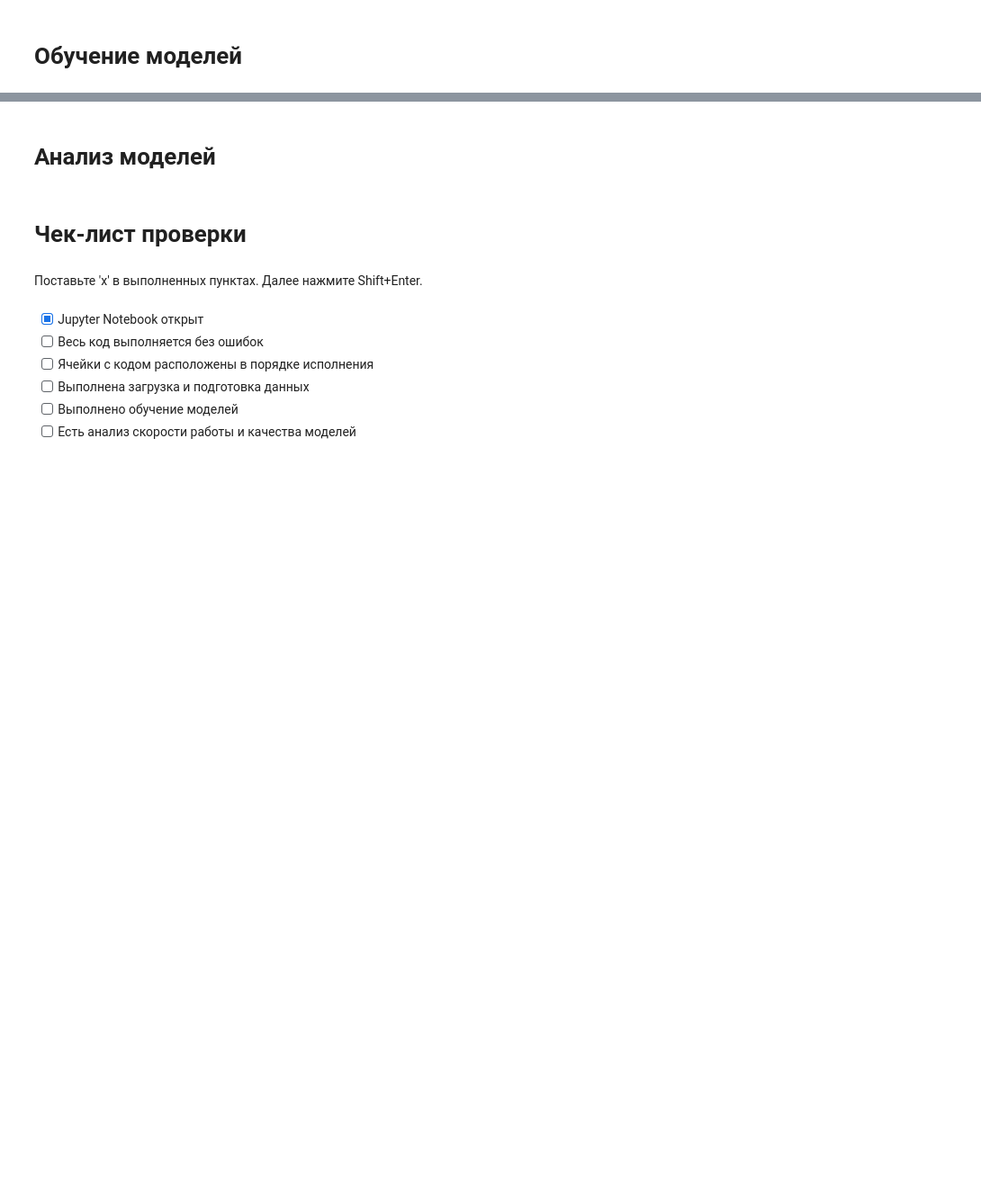
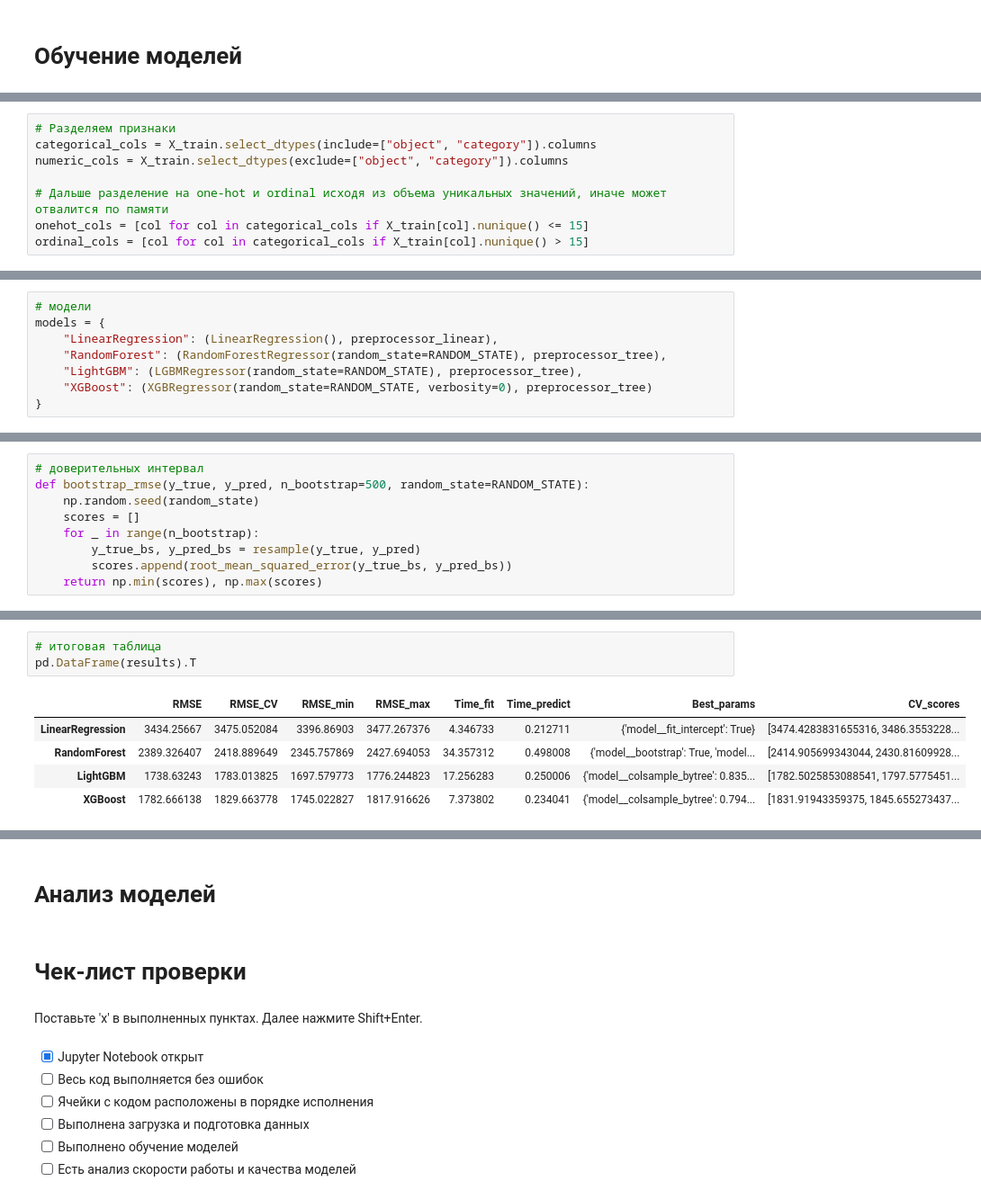
Before and after one commit to Ankudar/yandex_practicum_ds, a Jupyter notebook: 10) Chislennie_metodi/15d5adf9-246c-4b56-a6a8-43d94bd8231e.ipynb, the cells around one changed output, grey strips where cells are left out. Shown at 90% size. Cells and saved outputs as stored; diff of their text form; blank space fills up the shorter version.

```diff
--- a/10) Chislennie_metodi/15d5adf9-246c-4b56-a6a8-43d94bd8231e.ipynb
+++ b/10) Chislennie_metodi/15d5adf9-246c-4b56-a6a8-43d94bd8231e.ipynb
@@ -516,0 +615,8 @@ plot_categorical_columns(df, col=None, target=None)
+# %%
+# Разделяем признаки
+categorical_cols = X_train.select_dtypes(include=["object", "category"]).columns
+numeric_cols = X_train.select_dtypes(exclude=["object", "category"]).columns
+
+# Дальше разделение на one-hot и ordinal исходя из объема уникальных значений, иначе может отвалится по памяти
+onehot_cols = [col for col in categorical_cols if X_train[col].nunique() <= 15]
+ordinal_cols = [col for col in categorical_cols if X_train[col].nunique() > 15]
@@ -516,0 +665,8 @@ plot_categorical_columns(df, col=None, target=None)
+# %%
+# модели
+models = {
+    "LinearRegression": (LinearRegression(), preprocessor_linear),
+    "RandomForest": (RandomForestRegressor(random_state=RANDOM_STATE), preprocessor_tree),
+    "LightGBM": (LGBMRegressor(random_state=RANDOM_STATE), preprocessor_tree),
+    "XGBoost": (XGBRegressor(random_state=RANDOM_STATE, verbosity=0), preprocessor_tree)
+}
@@ -516,0 +747,9 @@ plot_categorical_columns(df, col=None, target=None)
+# %%
+# доверительных интервал
+def bootstrap_rmse(y_true, y_pred, n_bootstrap=500, random_state=RANDOM_STATE):
+    np.random.seed(random_state)
+    scores = []
+    for _ in range(n_bootstrap):
+        y_true_bs, y_pred_bs = resample(y_true, y_pred)
+        scores.append(root_mean_squared_error(y_true_bs, y_pred_bs))
+    return np.min(scores), np.max(scores)
@@ -516,0 +849,9 @@ plot_categorical_columns(df, col=None, target=None)
+# %%
+# итоговая таблица
+pd.DataFrame(results).T
+# %% [output]
+|  | RMSE | RMSE_CV | RMSE_min | RMSE_max | Time_fit | Time_predict | Best_params | CV_scores |
+| LinearRegression | 3434.25667 | 3475.052084 | 3396.86903 | 3477.267376 | 4.346733 | 0.212711 | {'model__fit_intercept': True} | [3474.4283831655316, 3486.3553228... |
+| RandomForest | 2389.326407 | 2418.889649 | 2345.757869 | 2427.694053 | 34.357312 | 0.498008 | {'model__bootstrap': True, 'model... | [2414.905699343044, 2430.81609928... |
+| LightGBM | 1738.63243 | 1783.013825 | 1697.579773 | 1776.244823 | 17.256283 | 0.250006 | {'model__colsample_bytree': 0.835... | [1782.5025853088541, 1797.5775451... |
+| XGBoost | 1782.666138 | 1829.663778 | 1745.022827 | 1817.916626 | 7.373802 | 0.234041 | {'model__colsample_bytree': 0.794... | [1831.91943359375, 1845.655273437... |
```
Also changed, not shown: parts of 18 cells of this notebook.
